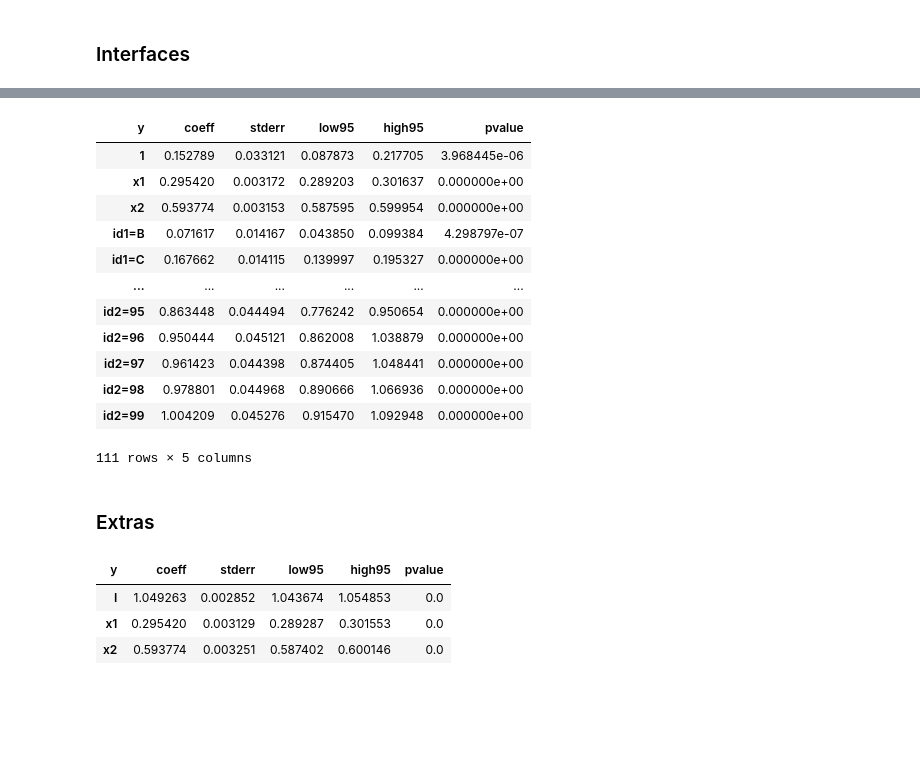
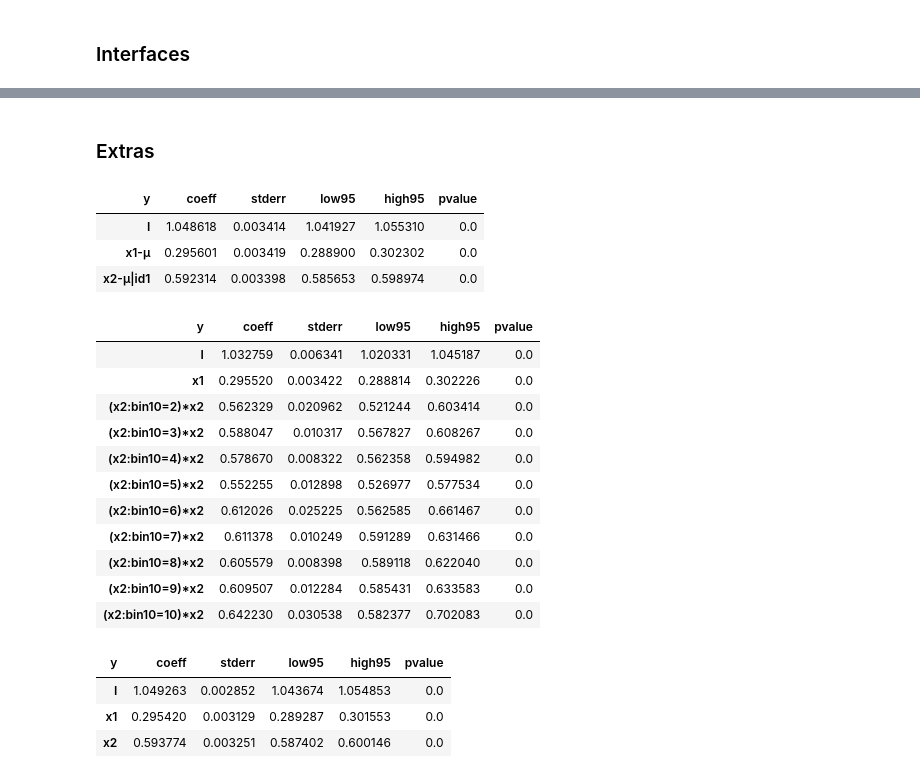
Before and after one commit to iamlemec/fastreg, a Jupyter notebook: testing.ipynb, the cells around one changed output, grey strips where cells are left out. Drawn from its saved outputs; the diff is of its cells as text; code cells hidden in the pictures; blank space fills up the shorter version.

```diff
--- a/testing.ipynb
+++ b/testing.ipynb
@@ -7,7 +5,8 @@ from fastreg.formula import I, R, C
 %config InlineBackend.figure_format = 'retina'
 %matplotlib inline
 # %%
-data = frt.dataset(N=100_000, models=['linear', 'poisson'])
+# generate random testing data
+data = fr.dataset(N=100_000, models=['linear', 'poisson'])
 data
 # %% [output]
 |  | id1 | id2 | x1 | x2 | yhat0 | yhat | yhat1 | y0 | y | Ep0 | Ep | ... |
@@ -61,19 +113,27 @@ frl.ols(formula=form, data=data)
-# %%
-frl.ols(y='y', x=['1', 'x1', 'x2', C('id1'), C('id2')], data=data)
-# %% [output]
-| y | coeff | stderr | low95 | high95 | pvalue |
-| 1 | 0.152789 | 0.033121 | 0.087873 | 0.217705 | 3.968445e-06 |
-| x1 | 0.295420 | 0.003172 | 0.289203 | 0.301637 | 0.000000e+00 |
-| x2 | 0.593774 | 0.003153 | 0.587595 | 0.599954 | 0.000000e+00 |
-| id1=B | 0.071617 | 0.014167 | 0.043850 | 0.099384 | 4.298797e-07 |
-| id1=C | 0.167662 | 0.014115 | 0.139997 | 0.195327 | 0.000000e+00 |
-| ... | ... | ... | ... | ... | ... |
-| id2=95 | 0.863448 | 0.044494 | 0.776242 | 0.950654 | 0.000000e+00 |
-| id2=96 | 0.950444 | 0.045121 | 0.862008 | 1.038879 | 0.000000e+00 |
-| id2=97 | 0.961423 | 0.044398 | 0.874405 | 1.048441 | 0.000000e+00 |
-| id2=98 | 0.978801 | 0.044968 | 0.890666 | 1.066936 | 0.000000e+00 |
-| id2=99 | 1.004209 | 0.045276 | 0.915470 | 1.092948 | 0.000000e+00 |
-111 rows × 5 columns
 # %% [markdown]
 ### Extras
+# %%
+# demeaned in action (x1 unconditional, x2 conditional on id1)
+fr.ols(y='y', x=I+D('x1')+D('x2', 'id1'), data=data)
+# %% [output]
+| y | coeff | stderr | low95 | high95 | pvalue |
+| I | 1.048618 | 0.003414 | 1.041927 | 1.055310 | 0.0 |
+| x1-μ | 0.295601 | 0.003419 | 0.288900 | 0.302302 | 0.0 |
+| x2-μ|id1 | 0.592314 | 0.003398 | 0.585653 | 0.598974 | 0.0 |
+# %%
+# quantile binning (x2 on deciles, self interacted)
+fr.ols(y='y', x=I+R('x1')+B('x2', 10)*R('x2'), data=data)
+# %% [output]
+| y | coeff | stderr | low95 | high95 | pvalue |
+| I | 1.032759 | 0.006341 | 1.020331 | 1.045187 | 0.0 |
+| x1 | 0.295520 | 0.003422 | 0.288814 | 0.302226 | 0.0 |
+| (x2:bin10=2)*x2 | 0.562329 | 0.020962 | 0.521244 | 0.603414 | 0.0 |
+| (x2:bin10=3)*x2 | 0.588047 | 0.010317 | 0.567827 | 0.608267 | 0.0 |
+| (x2:bin10=4)*x2 | 0.578670 | 0.008322 | 0.562358 | 0.594982 | 0.0 |
+| (x2:bin10=5)*x2 | 0.552255 | 0.012898 | 0.526977 | 0.577534 | 0.0 |
+| (x2:bin10=6)*x2 | 0.612026 | 0.025225 | 0.562585 | 0.661467 | 0.0 |
+| (x2:bin10=7)*x2 | 0.611378 | 0.010249 | 0.591289 | 0.631466 | 0.0 |
+| (x2:bin10=8)*x2 | 0.605579 | 0.008398 | 0.589118 | 0.622040 | 0.0 |
+| (x2:bin10=9)*x2 | 0.609507 | 0.012284 | 0.585431 | 0.633583 | 0.0 |
+| (x2:bin10=10)*x2 | 0.642230 | 0.030538 | 0.582377 | 0.702083 | 0.0 |
 # %%
```
Also changed, not shown: parts of 17 cells of this notebook, 3 other files.
